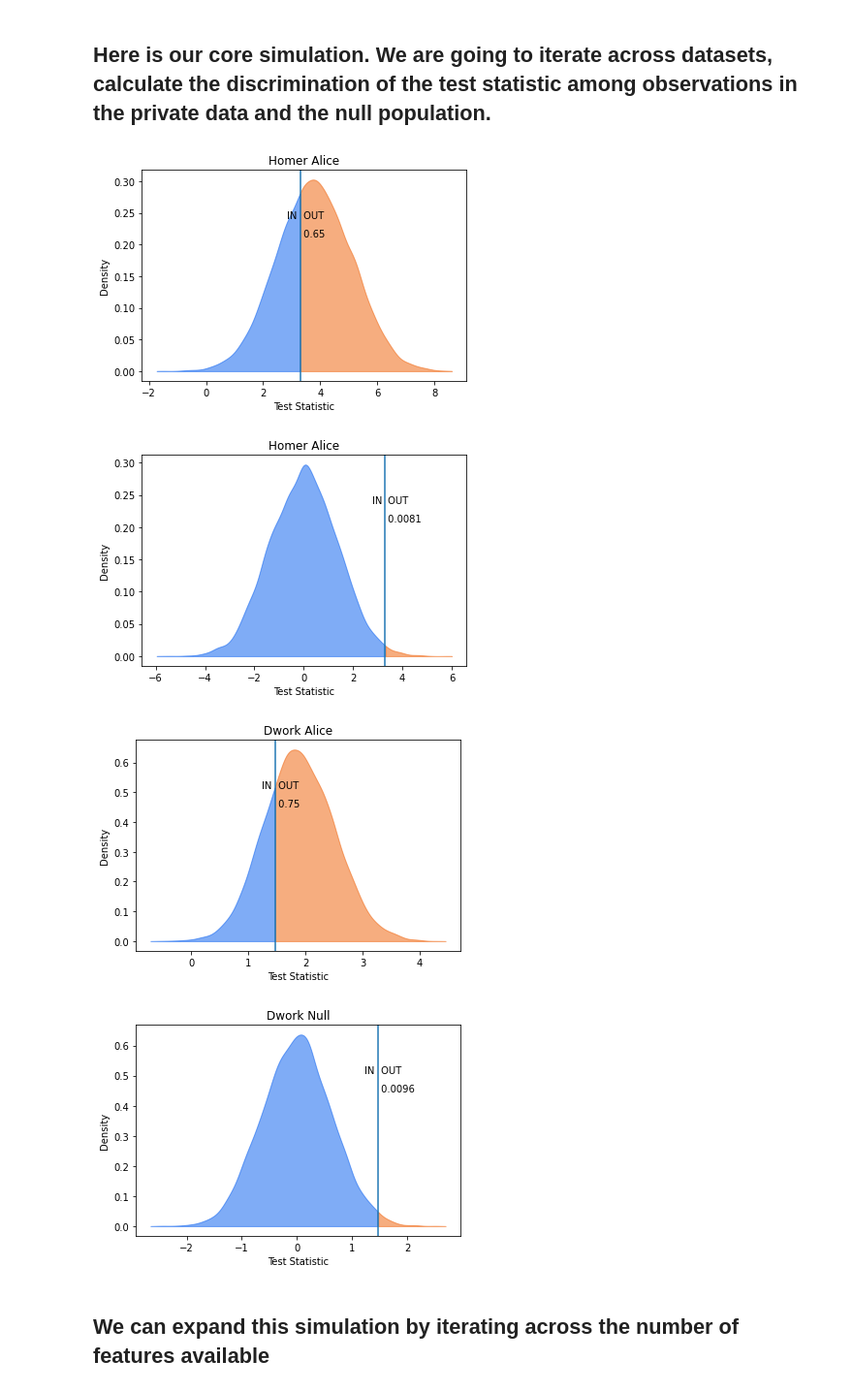
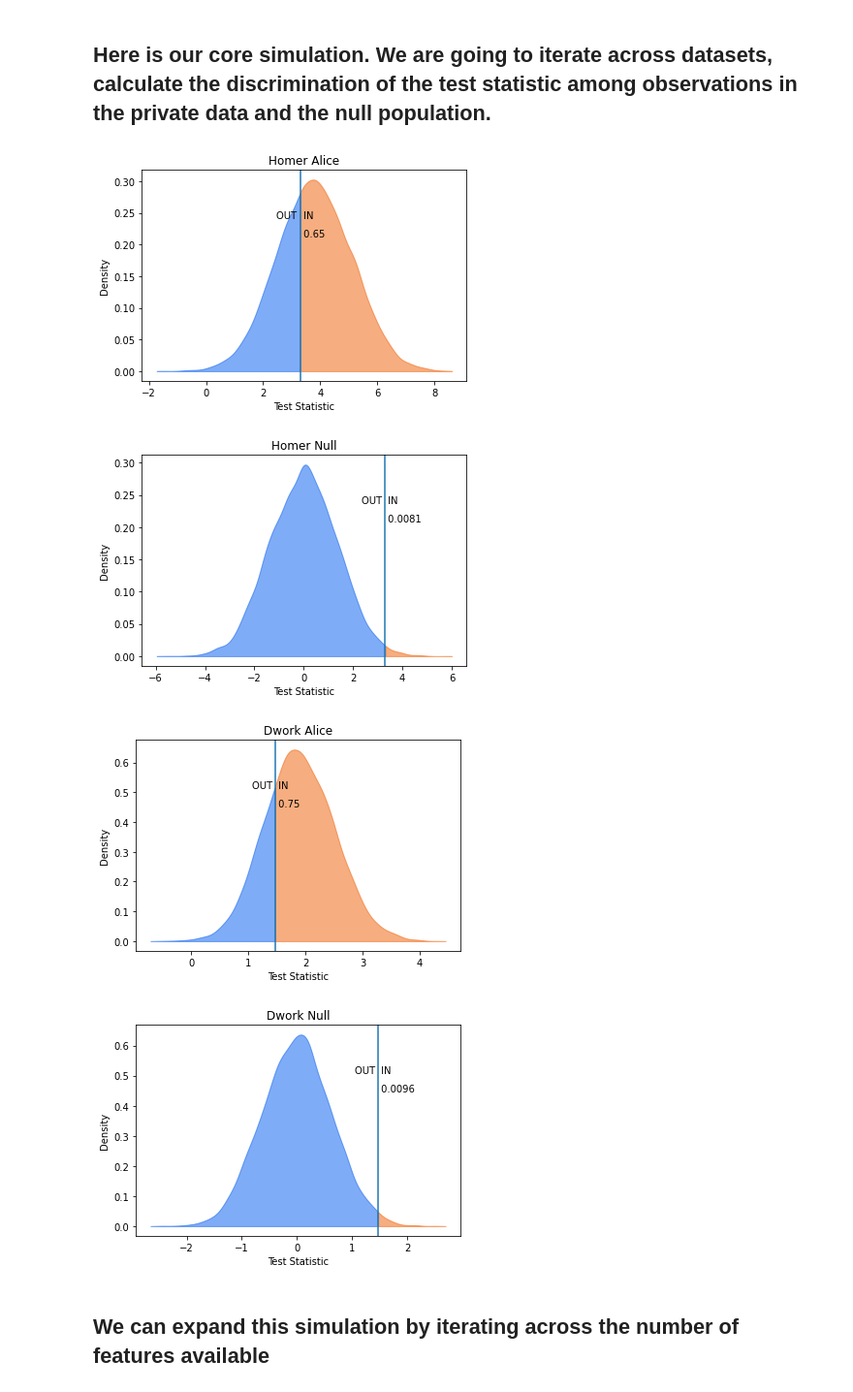
Before and after one commit to opendp/cs208, a Jupyter notebook: spring2022/examples/wk1_attacks/membership_attack.ipynb, the cells around one changed output. Shown at 97% size. Saved outputs shown, nothing was run; the diff lists cells and outputs as text; code cells hidden in the pictures.

```diff
--- a/spring2022/examples/wk1_attacks/membership_attack.ipynb
+++ b/spring2022/examples/wk1_attacks/membership_attack.ipynb
@@ -34,7 +34,8 @@ def test_dwork(alice, sample_mean, population_mean):
     """Calculates the Dwork et al. test statistic using the population means
     Let `population_mean=referent` if using only a single individual from the population as a referent.
     """
-    test_statistic = something here
+    # We constructed this in class:
+    test_statistic = sum( (alice-population_mean) *  (sample_mean-population_mean) )
     return test_statistic
 
 
@@ -53,5 +54,6 @@ def null_distribution(fun, population_prob, population_mean, null_sims=1000, alp
     null_dist_vals = np.sort(hold)[::-1]
     return {
         "nulldist": null_dist_vals,
-        "critical_val": something here
+        "critical_val": null_dist_vals[round(alpha * null_sims)] # We constructed this in class
+
     }
@@ -60,6 +60,9 @@ SyntaxError: invalid syntax (<ipython-input-75-ad387b1af3ed>, line 20)
 # %% [markdown]
 ## Simple graph function for showing the distribution, partitioned by critical value
 # %%
+import matplotlib
+from matplotlib.patches import Polygon
+from matplotlib.collections import PatchCollection
 import matplotlib.pyplot as plt
 
 
@@ -77,8 +80,8 @@ def show_distribution(x, critical_value, title):
     plt.fill_between(support[flag], densities[flag], color='#005aef80')
     plt.fill_between(support[~flag], densities[~flag], color='#ef5c0080')
     plt.axvline(x=critical_value)
-    plt.text(x=critical_value, y=0.8*max_density, s=" OUT", horizontalalignment='left')
-    plt.text(x=critical_value, y=0.8*max_density, s="IN ", horizontalalignment='right')
+    plt.text(x=critical_value, y=0.8*max_density, s=" IN", horizontalalignment='left')
+    plt.text(x=critical_value, y=0.8*max_density, s="OUT ", horizontalalignment='right')
     plt.text(x=critical_value, y=0.7*max_density, s=f' {(x > critical_value).mean():.2}', horizontalalignment='left')
     plt.title(title)
     plt.xlabel("Test Statistic")
@@ -133,19 +136,19 @@ for i in range(n_sims):
     ]
 # %%
 show_distribution(history[:, 0], critical_value=nullDist_Homer["critical_val"], title="Homer Alice")
-show_distribution(history[:, 1], critical_value=nullDist_Homer["critical_val"], title="Homer Alice")
+show_distribution(history[:, 1], critical_value=nullDist_Homer["critical_val"], title="Homer Null")
 
 show_distribution(history[:, 2], critical_value=nullDist_Dwork["critical_val"], title="Dwork Alice")
 show_distribution(history[:, 3], critical_value=nullDist_Dwork["critical_val"], title="Dwork Null")
 
 # Tvalue = math.sqrt(8 * k_attributes * math.log(1 / alpha))
 # ax1.avxline(Tvalue, color="red")
 # ax2.avxline(Tvalue, color="red")
 # %% [output]
-[figure, old version]
+[figure, new version]
-[figure, old version]
+[figure, new version]
-[figure, old version]
+[figure, new version]
-[figure, old version]
+[figure, new version]
 # %% [markdown]
 ## We can expand this simulation by iterating across the number of features available
 # %%
```
Also changed, not shown: parts of 4 cells of this notebook.
